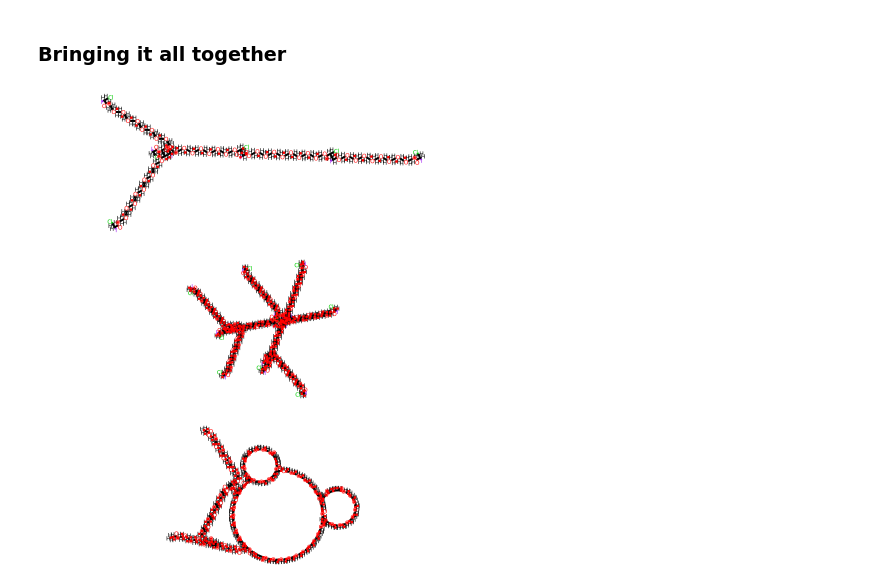
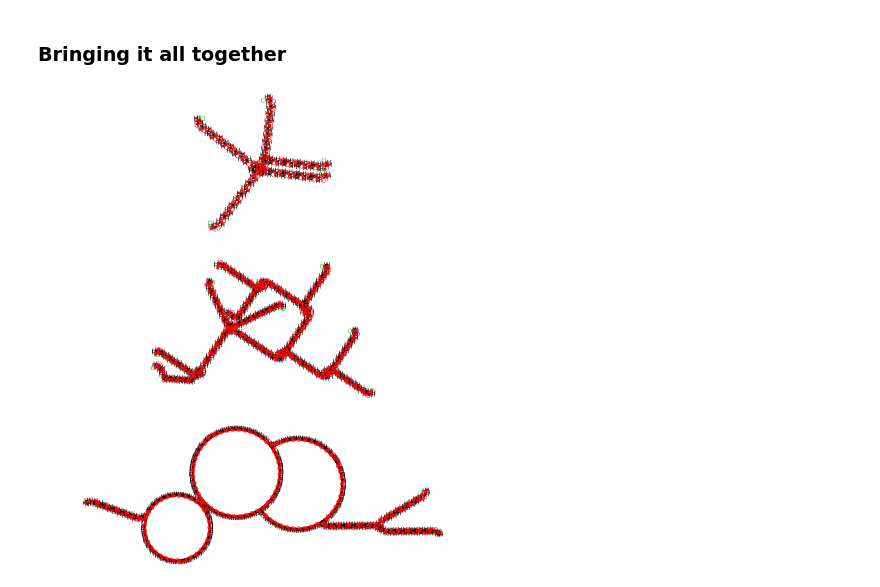
Before and after one commit to matta-research-group/SwiftPol, a Jupyter notebook: Example_Notebooks/Crosslinking_demo.ipynb, the cells around one changed output. Saved outputs shown, nothing was run; the diff lists cells and outputs as text; code cells hidden in the pictures.

Commit message:
updates to Crosslinking_demo

```diff
--- a/Example_Notebooks/Crosslinking_demo.ipynb
+++ b/Example_Notebooks/Crosslinking_demo.ipynb
@@ -79,10 +92,10 @@ clean_network
 # %% [markdown]
 ### Bringing it all together
 # %%
-# The reactions for activation
+# The reactions for activation and reaction then we just defined
 reaction_templates = {'linear_activate' : ['[C:1]=[C:2].[Cl:3].[I:4]>>[C:1](-[I:4])-[C:2]-[Cl:3]', 'Cl', 'I'],
                       'linear_react' : ['[C:1][I:2].[C:3][Cl:4]>>[C:1][C:3].[I:2].[Cl:4]'],
-                      'branched_activate' : ['[C:1]-[C:2](-[H:5])-[O:4].[Br:3]>>[C:1]-[C:2](-[Br:3])-[O:4].[H:5]', 'Br'],
+                      'branched_activate' : ['[O:1][C:2][C:3](-[C:4][Cl:5])[C:6][C:7][C:8].[Br:9]>>[O:1][C:2][C:3](-[C:4][Br:9])[C:6][C:7][C:8].[Cl:5]', 'Br'],
                       'branched_react' : ['[C:1][Br:2].[C:3][Cl:4]>>[C:1][C:3].[Br:2].[Cl:4]']}
 # %%
 # Build a branched system based on number of iterations/chains added
@@ -93,19 +106,21 @@ branched_iter = crosslink.build_branched_polymer(starting_polymer = polymer,
                                             probability_of_linear_addition=0.5)
 branched_iter
 # %% [output]
-[figure, old version]
+[figure, new version]
 # %%
+# Alternatively...
 # Build up a larger branched system to a target molecular weight
 branched_mw = crosslink.build_branched_polymer(starting_polymer = polymer,
                                                reaction_templates = reaction_templates,
-                                               target_mw=5000,
-                                               probability_of_branched_addition=0.5,
-                                               probability_of_linear_addition=0.5)
+                                               target_mw=10000,
+                                               probability_of_branched_addition=0.8,
+                                               probability_of_linear_addition=0.2)
 branched_mw
 # %% [output]
-[figure, old version]
+[figure, new version]
 # %%
 # Crosslink chains and clean up halogens
-crosslink.crosslink_polymer(branched_mw, percentage_to_crosslink=80)
+crosslinked_network = crosslink.crosslink_polymer(branched_mw, percentage_to_crosslink=80)
+crosslinked_network
 # %% [output]
-[figure, old version]
+[figure, new version]
```
Also changed, not shown: parts of 13 cells of this notebook.
